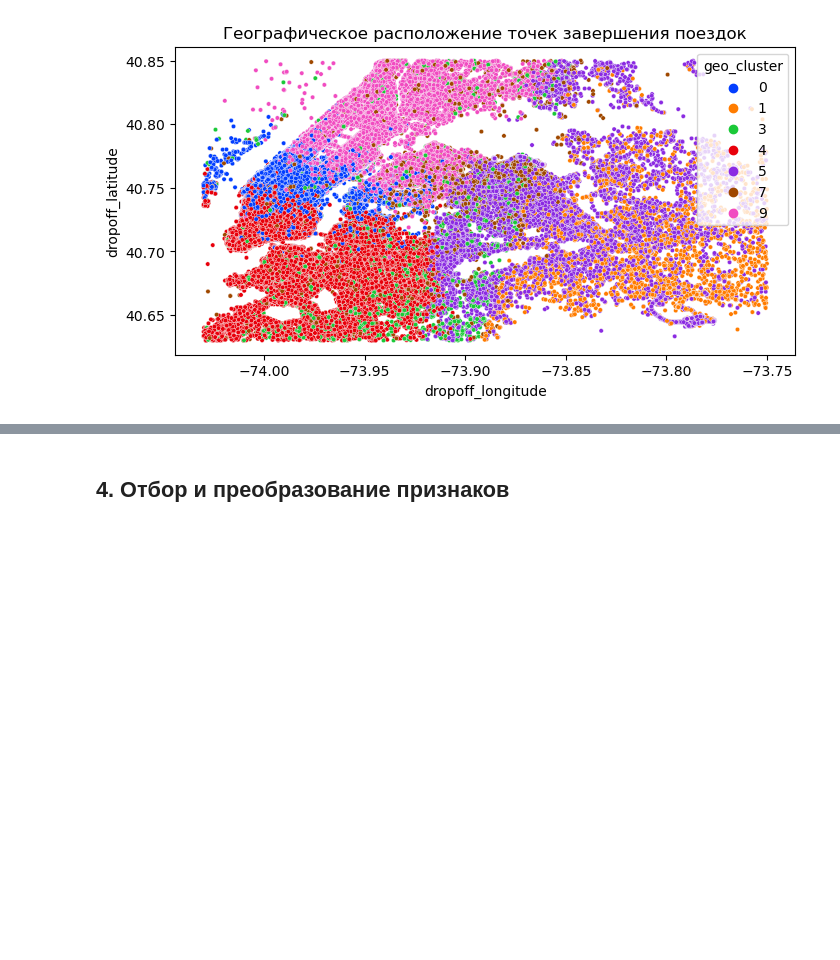
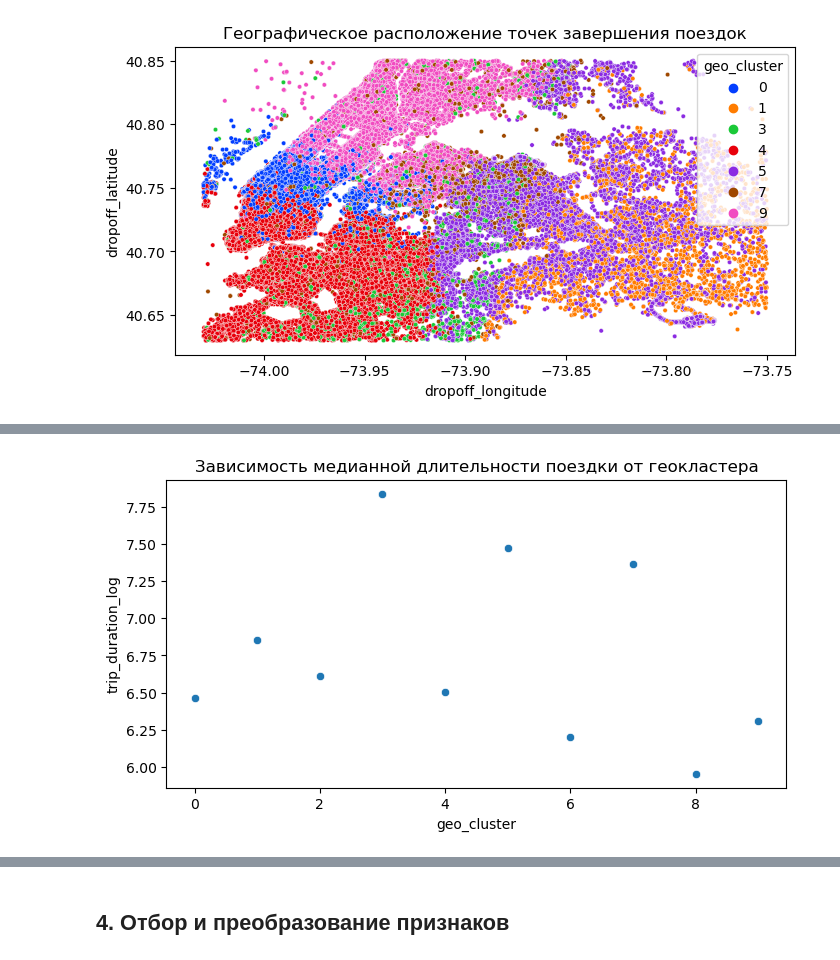
Before and after one commit to turneps403/hackathon-tgu, a Jupyter notebook: Hackathon_5_group_TSU.ipynb, the cells around one changed output, grey strips where cells are left out. Saved outputs shown, nothing was run; the diff lists cells and outputs as text; code cells hidden in the pictures; blank space fills up the shorter version.

```diff
--- a/Hackathon_5_group_TSU.ipynb
+++ b/Hackathon_5_group_TSU.ipynb
@@ -1051,0 +1110,9 @@ plt.show()
+# %%
+# ваш код здесь
+geo_cluster_vs_trip_duration_log = taxi_data.groupby('geo_cluster')['trip_duration_log'].median()
+
+plt.figure(figsize=(8,4))
+sns.scatterplot(data=geo_cluster_vs_trip_duration_log).set(title='Зависимость медианной длительности поездки от геокластера')
+plt.show()
+# %% [output]
+[figure, added]
```
Also changed, not shown: parts of 15 cells of this notebook.
